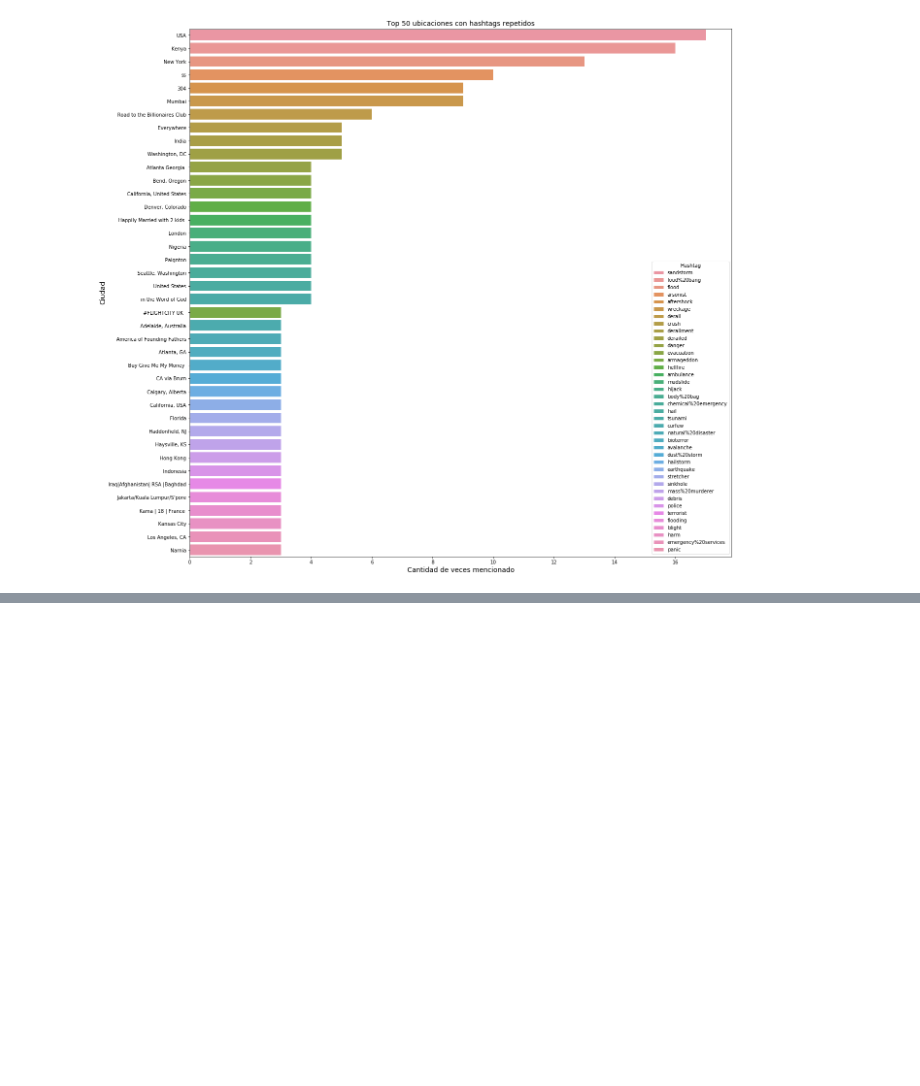
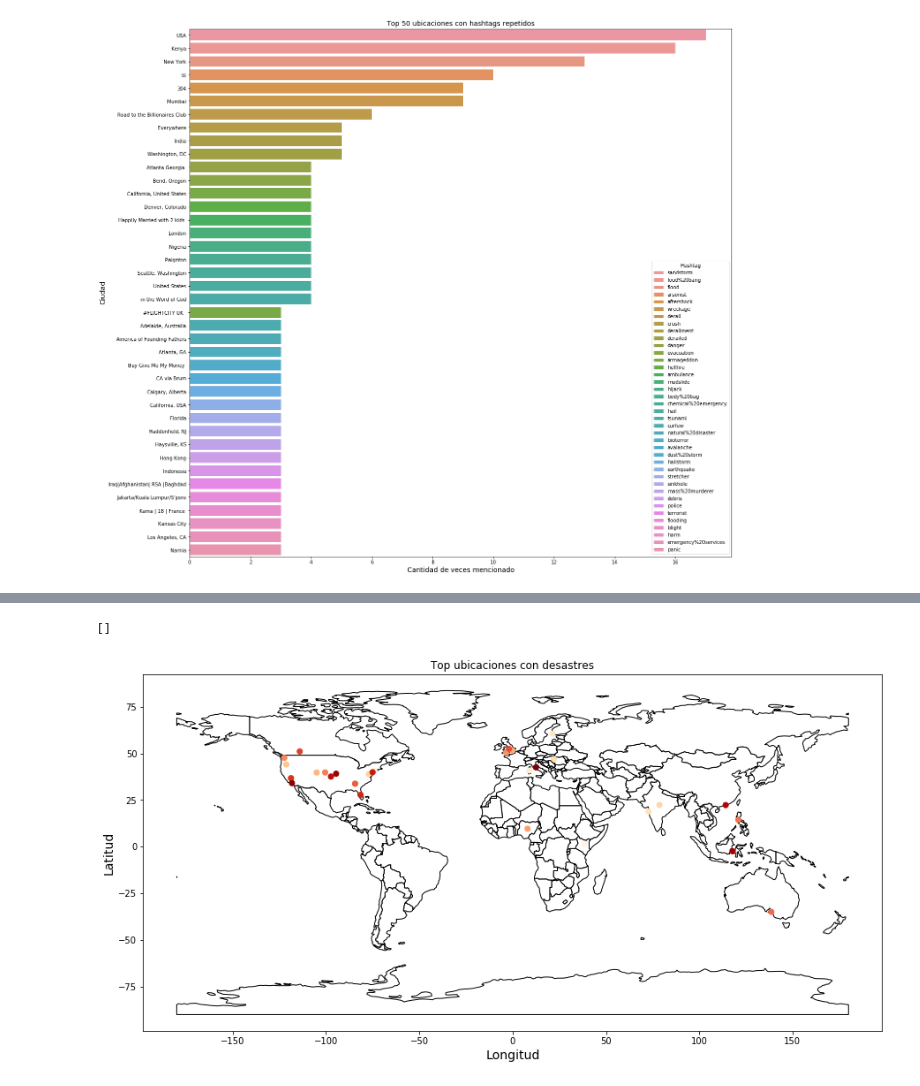
Before and after one commit to milemarchese/OrganizacionDeDatos, a Jupyter notebook: Análisis Exploratorio.ipynb, the cells around one changed output, grey strips where cells are left out. Cells and saved outputs as stored; diff of their text form; code cells hidden in the pictures; blank space fills up the shorter version.

Commit message:
Se agrega grafico de mapa con las ubicaciones que mas repiten # (se va a cambiar el df a otro mas copado)

```diff
--- a/Análisis Exploratorio.ipynb
+++ b/Análisis Exploratorio.ipynb
@@ -210,3 +210,11 @@ plt.legend(title='Hashtag', loc='lower right')
 plt.show(grafico)
 # %% [output]
 [figure]
+# %%
+from geopy.geocoders import Nominatim
+geolocator = Nominatim(user_agent="que_te_importa")
+
+from geopy.extra.rate_limiter import RateLimiter
+geocode = RateLimiter(geolocator.geocode, min_delay_seconds=1)
+locations['location'] = locations['location'].apply(geocode)
+locations
@@ -212,0 +239,8 @@ plt.show(grafico)
+# %%
+from shapely.geometry import Point
+
+locations['point'] = locations['location'].apply(lambda loc: (loc.longitude, loc.latitude) if loc else None)
+locations = locations.replace(to_replace='None', value=np.nan).dropna()
+locations['point'] = locations['point'].apply(Point)
+
+locations
@@ -212,0 +265,17 @@ plt.show(grafico)
+# %%
+import geopandas as gpd
+
+locations['point'].apply(Point)
+mapa = gpd.GeoDataFrame(locations, geometry='point')
+
+world = gpd.read_file(gpd.datasets.get_path('naturalearth_lowres'))
+ax = world.plot(color='white',edgecolor='black', figsize = (15, 20))
+
+grafico = mapa.plot(ax=ax, cmap='OrRd', legend=True)
+grafico.axes.set_title('Top ubicaciones con desastres')
+grafico.set_xlabel("Longitud", fontsize = 14)
+grafico.set_ylabel("Latitud", fontsize = 14)
+grafico.plot()
+# %% [output]
+[]
+[figure, added]
```
Also changed, not shown: parts of 3 cells of this notebook.
